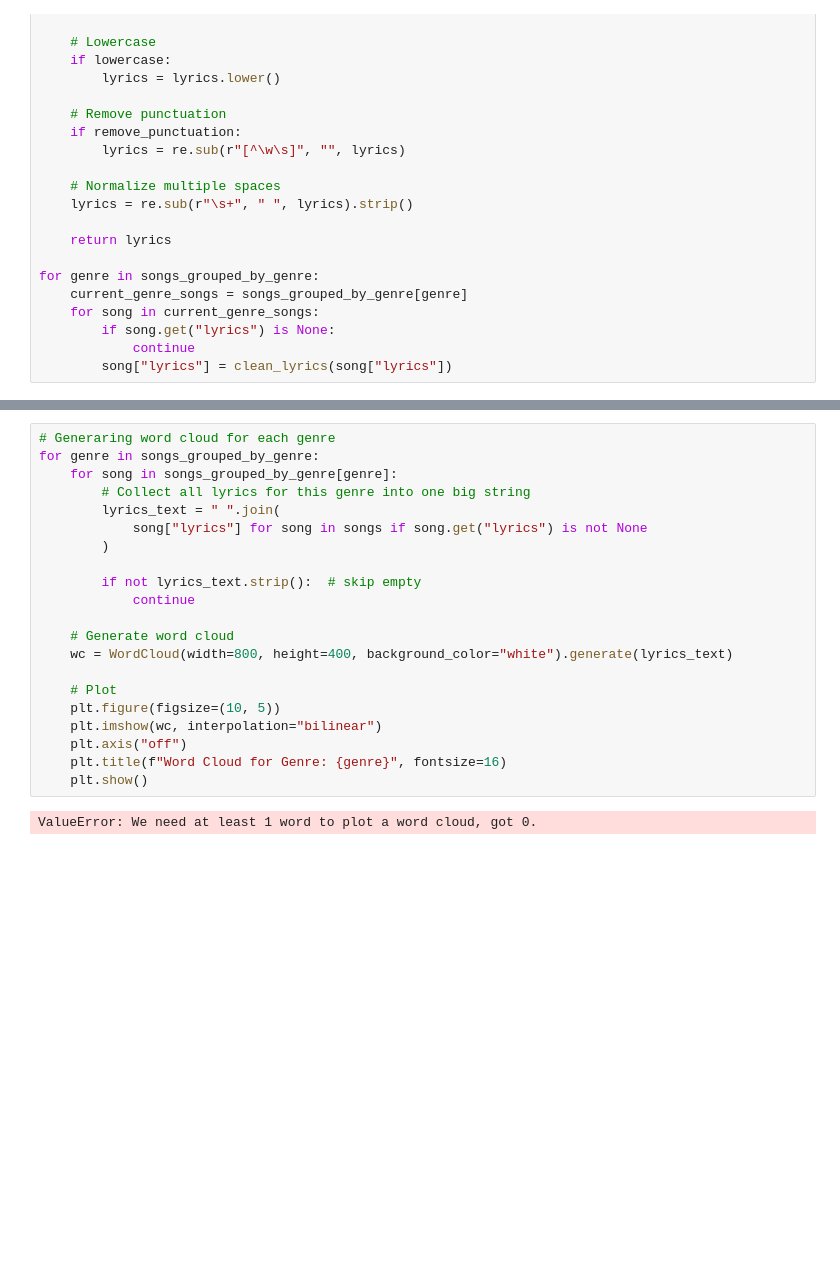
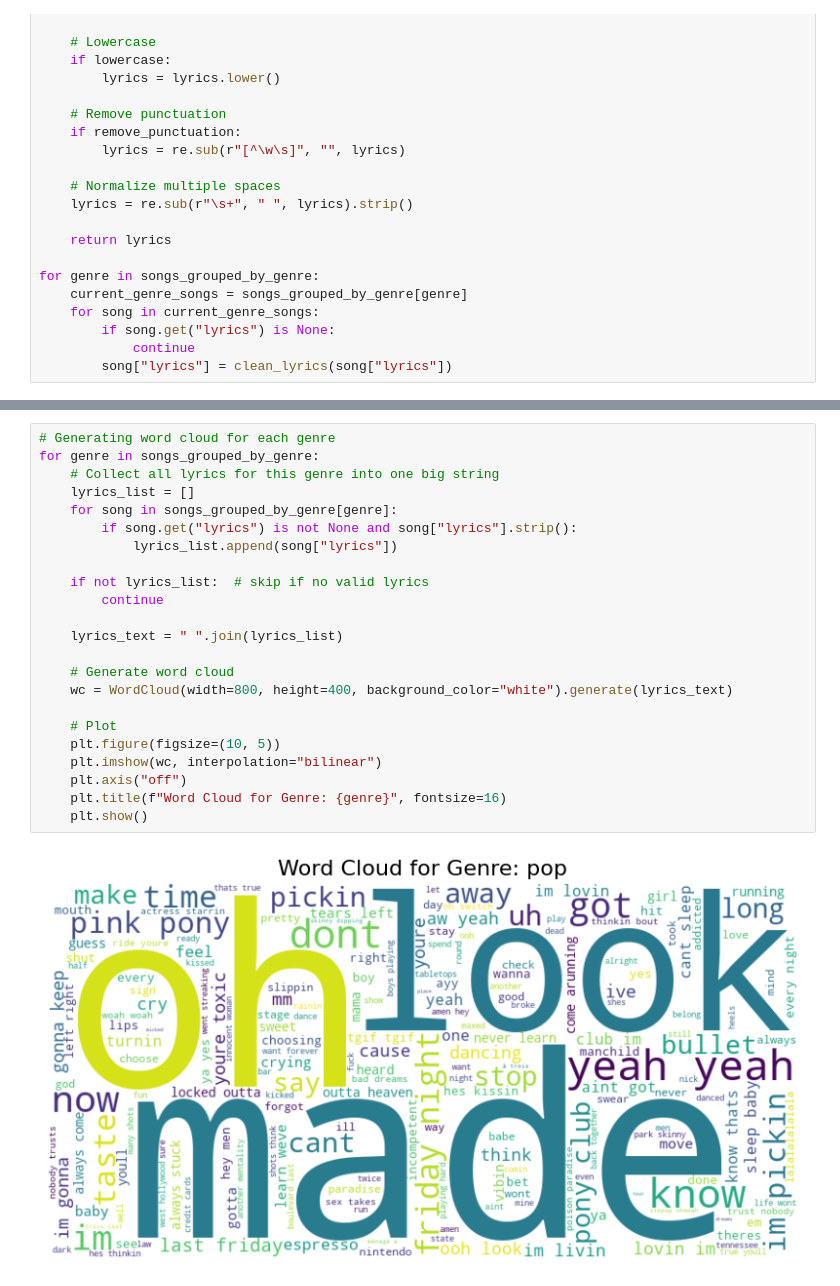
Before and after one commit to michaelhijduk/DS-4002, a Jupyter notebook: scripts/data_cleaning.ipynb, the cells around one changed output, grey strips where cells are left out. Drawn from its saved outputs; the diff is of its cells as text; blank space fills up the shorter version.

```diff
--- a/scripts/data_cleaning.ipynb
+++ b/scripts/data_cleaning.ipynb
@@ -96,23 +100,25 @@ for genre in songs_grouped_by_genre:
 # %%
-# Generaring word cloud for each genre
+# Generating word cloud for each genre
 for genre in songs_grouped_by_genre:
+    # Collect all lyrics for this genre into one big string
+    lyrics_list = []
     for song in songs_grouped_by_genre[genre]:
-        # Collect all lyrics for this genre into one big string
-        lyrics_text = " ".join(
-            song["lyrics"] for song in songs if song.get("lyrics") is not None
-        )
+        if song.get("lyrics") is not None and song["lyrics"].strip():
+            lyrics_list.append(song["lyrics"])
 
-        if not lyrics_text.strip():  # skip empty
-            continue
+    if not lyrics_list:  # skip if no valid lyrics
+        continue
+
+    lyrics_text = " ".join(lyrics_list)
 
     # Generate word cloud
     wc = WordCloud(width=800, height=400, background_color="white").generate(lyrics_text)
 
     # Plot
     plt.figure(figsize=(10, 5))
     plt.imshow(wc, interpolation="bilinear")
     plt.axis("off")
     plt.title(f"Word Cloud for Genre: {genre}", fontsize=16)
     plt.show()
 # %% [output]
-ValueError: We need at least 1 word to plot a word cloud, got 0.
+[figure, added]
```
Also changed, not shown: parts of 4 cells of this notebook.
